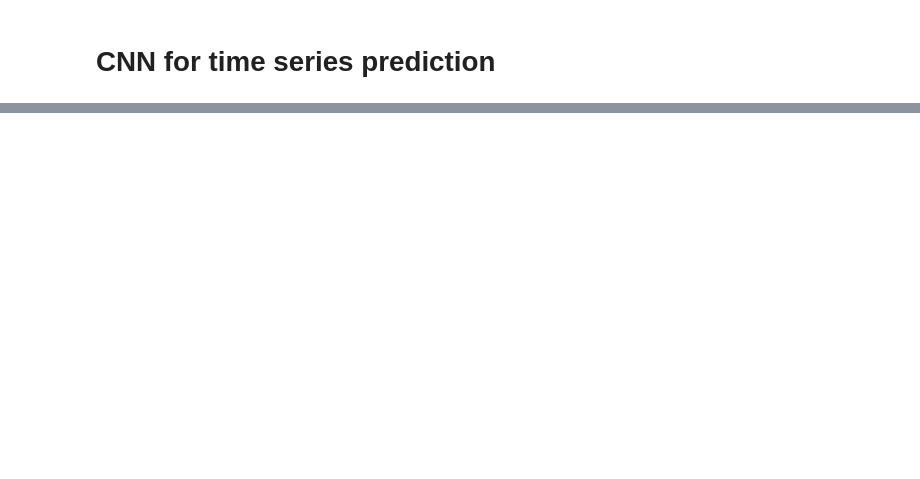
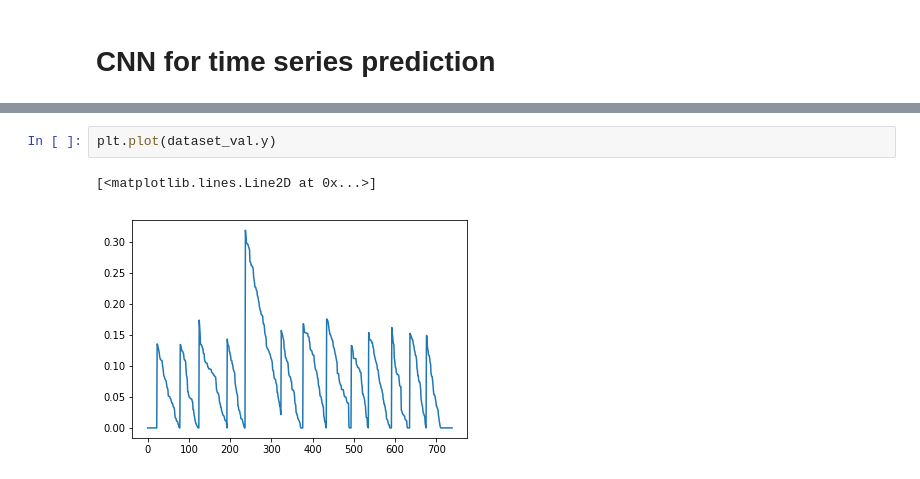
Before and after one commit to bmullet/PEEVED, a Jupyter notebook: TimeSeries.ipynb, the cells around one changed output, grey strips where cells are left out. Cells and saved outputs as stored; diff of their text form; blank space fills up the shorter version.

```diff
--- a/TimeSeries.ipynb
+++ b/TimeSeries.ipynb
@@ -167,0 +227,5 @@ array([False, False, False, ..., False, False, False])
+# %%
+plt.plot(dataset_val.y)
+# %% [output]
+[<matplotlib.lines.Line2D at 0x...>]
+[figure, added]
```
Also changed, not shown: parts of 18 cells of this notebook, 1 other file.
